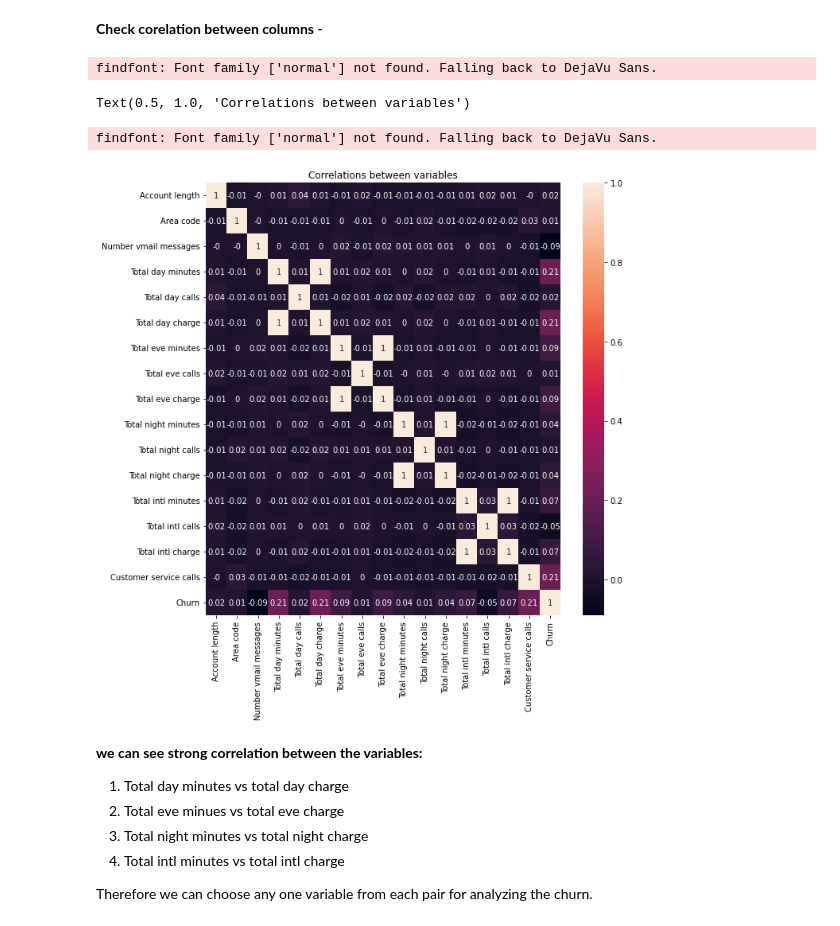
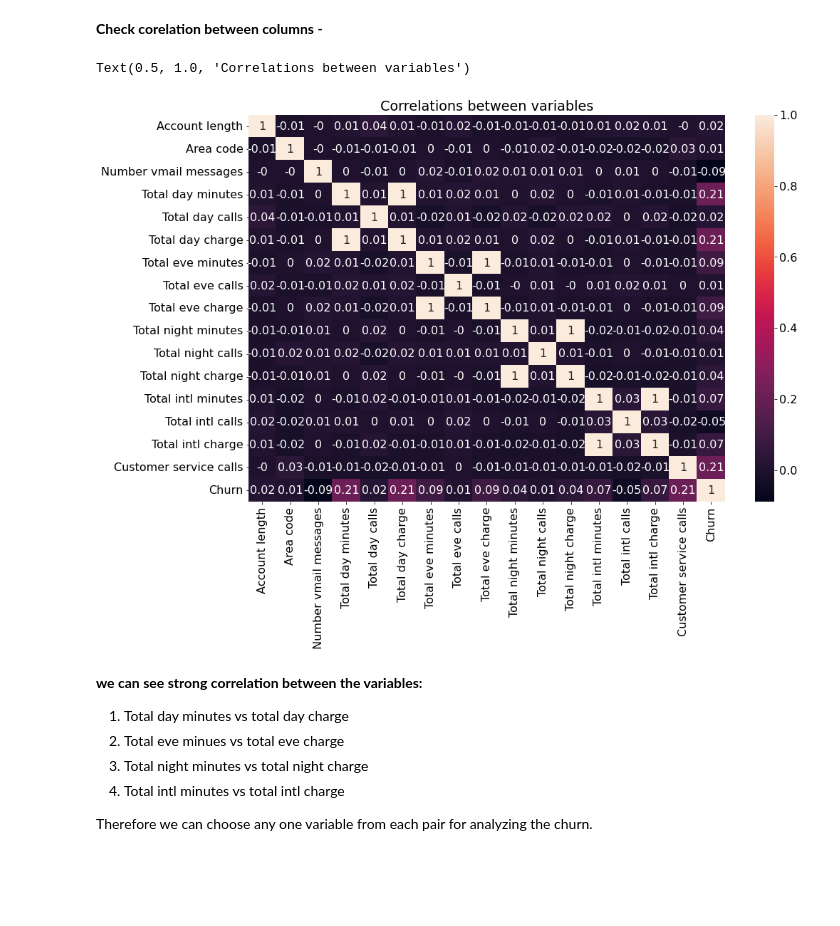
Before and after one commit to nayan136/Capstone-Project---Telecom-Churn-Analysis, a Jupyter notebook: Telecom_Churn_Analysis_New_Capstone_Project.ipynb, the cells around one changed output. Drawn from its saved outputs; the diff is of its cells as text; code cells hidden in the pictures; blank space fills up the shorter version.

Commit message:
Change font size

```diff
--- a/Telecom_Churn_Analysis_New_Capstone_Project.ipynb
+++ b/Telecom_Churn_Analysis_New_Capstone_Project.ipynb
@@ -18,7 +18,7 @@ import seaborn as sns
 
 %matplotlib inline
 font = {'family' : 'normal',
-        'size'   : 15}
+        'size'   : 16}
 plt.rc('font', **font)
 # %%
 # Mount your drive and read the csv file. Make sure you are using the correct file path
@@ -140,14 +140,12 @@ pd.DataFrame(unique_column_values.values()).sort_values('frquency')
 **Check corelation between columns -**
 # %%
 corr=df.corr().round(2)
-plt.figure(figsize=(10,10))
+plt.figure(figsize=(15,10))
 sns.heatmap(corr, annot = True)
 plt.title('Correlations between variables')
 # %% [output]
-findfont: Font family ['normal'] not found. Falling back to DejaVu Sans.
+Text(0.5, 1.0, 'Correlations between variables')
-Text(0.5, 1.0, 'Correlations between variables')
-findfont: Font family ['normal'] not found. Falling back to DejaVu Sans.
-[figure, old version]
+[figure, new version]
 # %% [markdown]
 **we can see strong correlation between the variables:**
 
```
Also changed, not shown: parts of 11 cells of this notebook.
